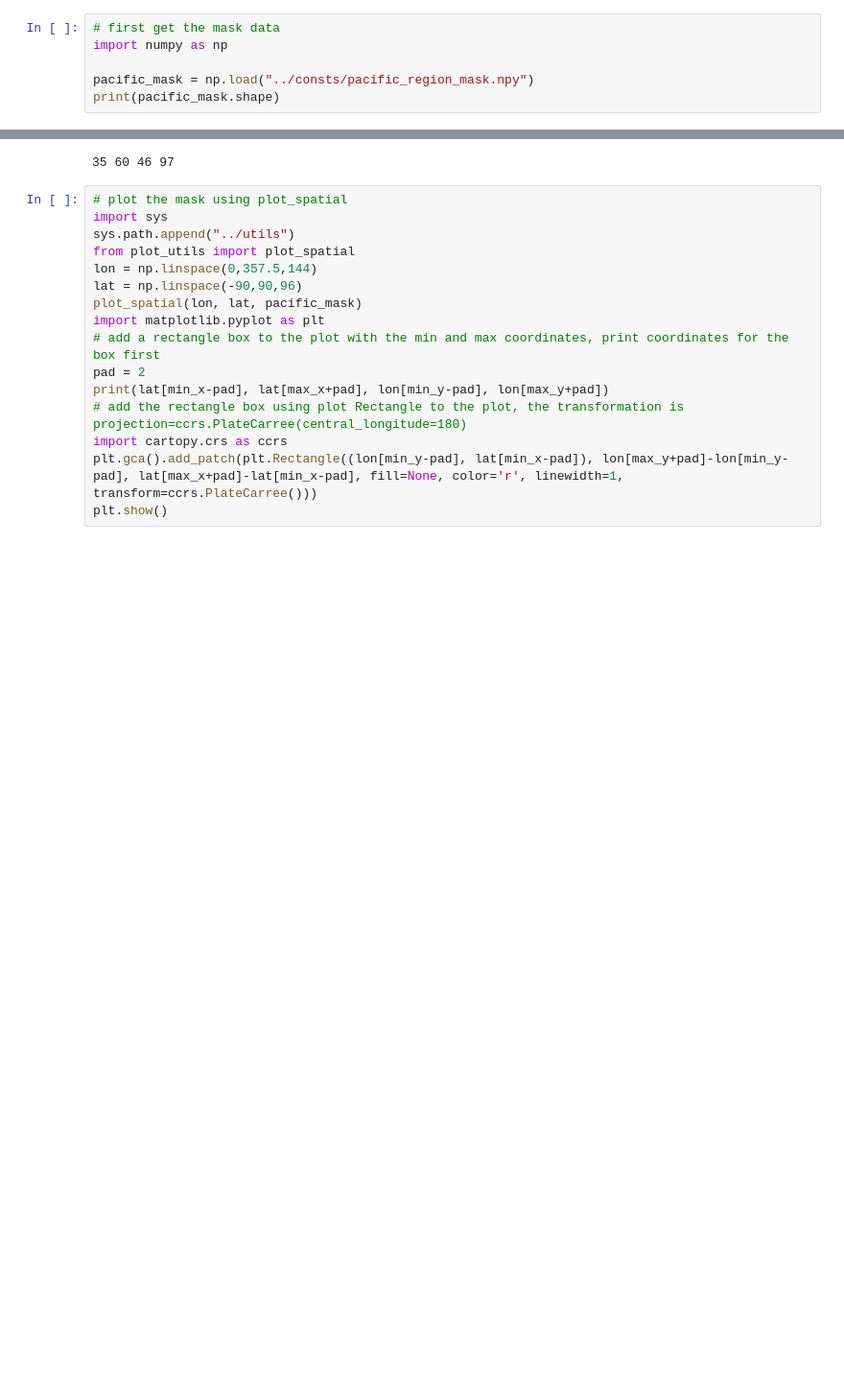
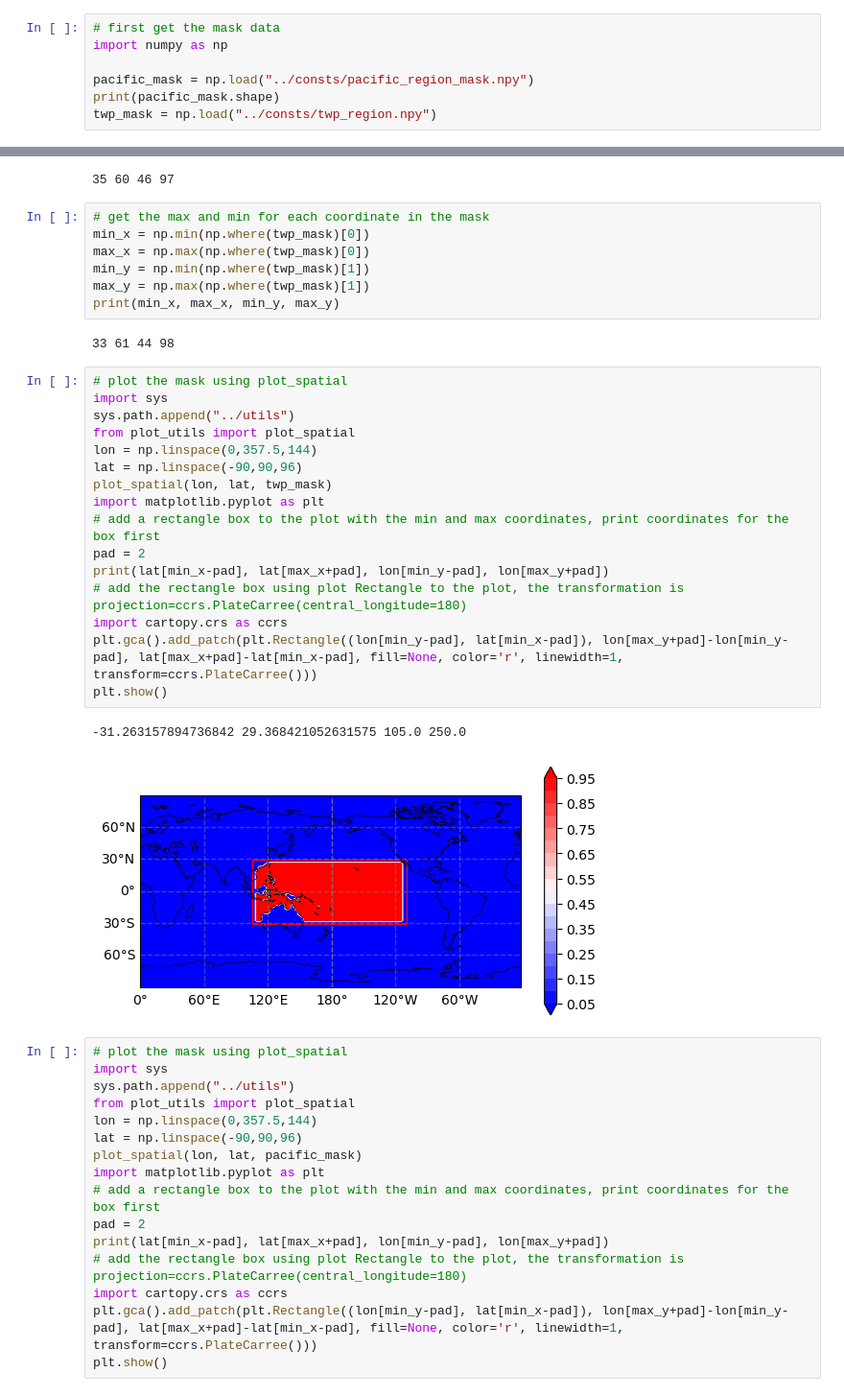
Before and after one commit to chenj209/experience_replay_training, a Jupyter notebook: models/autoencoder_window.ipynb, the cells around one changed output, grey strips where cells are left out. Shown at 96% size. Drawn from its saved outputs; the diff is of its cells as text; blank space fills up the shorter version.

```diff
--- a/models/autoencoder_window.ipynb
+++ b/models/autoencoder_window.ipynb
@@ -4,6 +4,7 @@ import numpy as np
 
 pacific_mask = np.load("../consts/pacific_region_mask.npy")
 print(pacific_mask.shape)
+twp_mask = np.load("../consts/twp_region.npy")
 # %% [output]
 (96, 144)
 # %%
@@ -15,6 +16,34 @@ max_y = np.max(np.where(pacific_mask)[1])
 print(min_x, max_x, min_y, max_y)
 # %% [output]
 35 60 46 97
+# %%
+# get the max and min for each coordinate in the mask
+min_x = np.min(np.where(twp_mask)[0])
+max_x = np.max(np.where(twp_mask)[0])
+min_y = np.min(np.where(twp_mask)[1])
+max_y = np.max(np.where(twp_mask)[1])
+print(min_x, max_x, min_y, max_y)
+# %% [output]
+33 61 44 98
+# %%
+# plot the mask using plot_spatial
+import sys
+sys.path.append("../utils")
+from plot_utils import plot_spatial
+lon = np.linspace(0,357.5,144)
+lat = np.linspace(-90,90,96)
+plot_spatial(lon, lat, twp_mask)
+import matplotlib.pyplot as plt
+# add a rectangle box to the plot with the min and max coordinates, print coordinates for the box first
+pad = 2
+print(lat[min_x-pad], lat[max_x+pad], lon[min_y-pad], lon[max_y+pad])
+# add the rectangle box using plot Rectangle to the plot, the transformation is projection=ccrs.PlateCarree(central_longitude=180)
+import cartopy.crs as ccrs
+plt.gca().add_patch(plt.Rectangle((lon[min_y-pad], lat[min_x-pad]), lon[max_y+pad]-lon[min_y-pad], lat[max_x+pad]-lat[min_x-pad], fill=None, color='r', linewidth=1, transform=ccrs.PlateCarree()))
+plt.show()
+# %% [output]
+-31.263157894736842 29.368421052631575 105.0 250.0
+[figure, added]
 # %%
 # plot the mask using plot_spatial
 import sys
```
Also changed, not shown: parts of 1 cell of this notebook, 1 other file.
